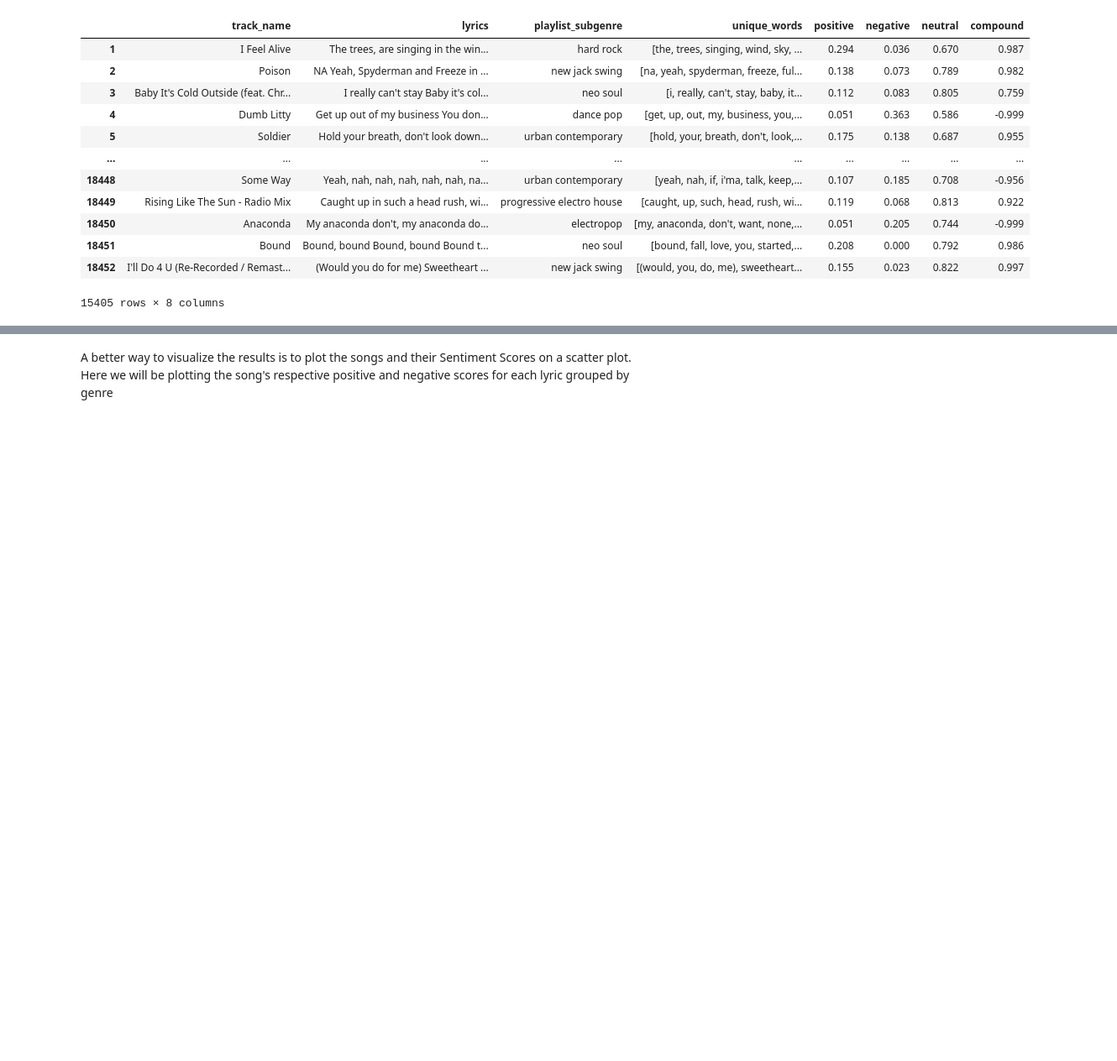
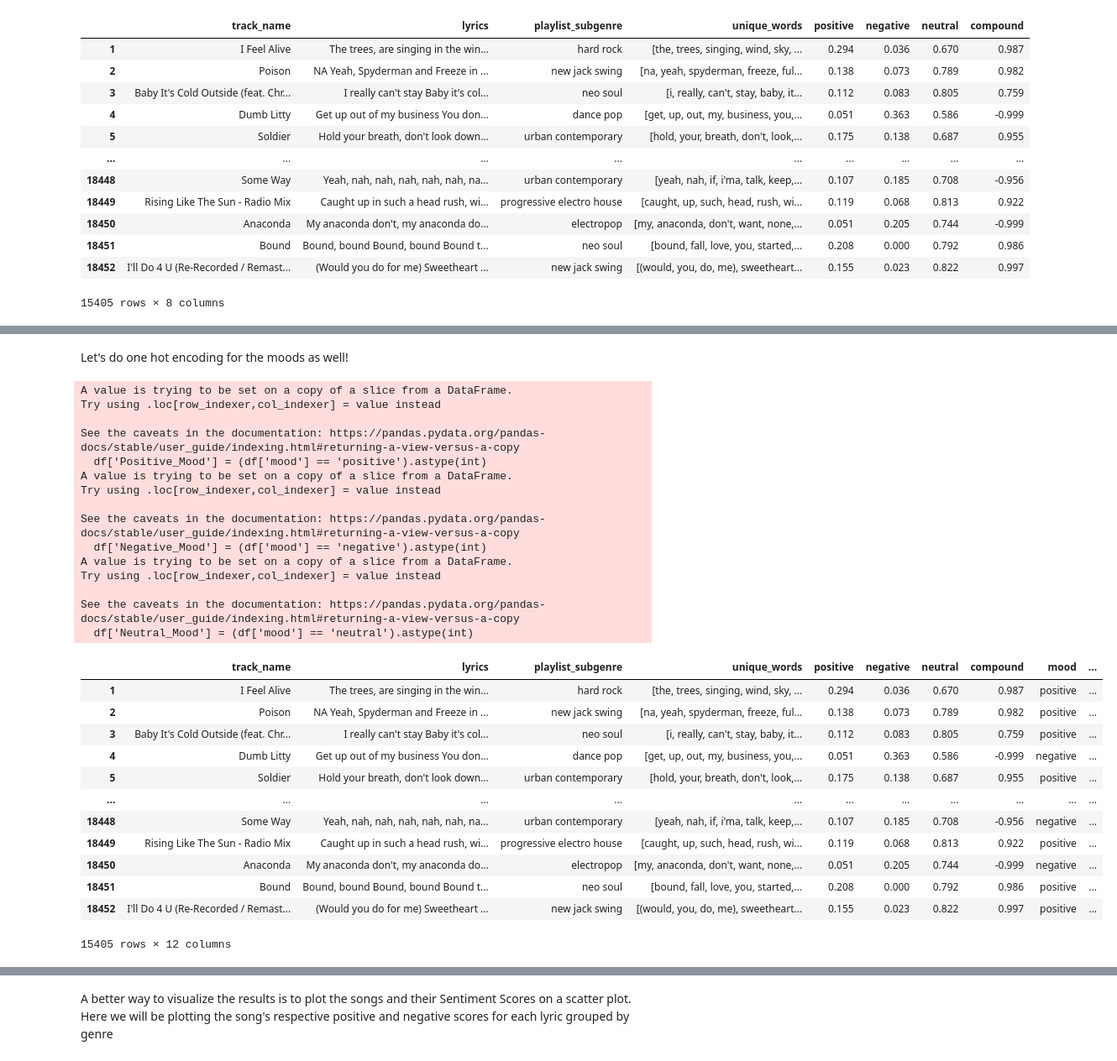
Before and after one commit to hellofatimad/cogs118b_proj, a Jupyter notebook: FinalProject_groupXXX.ipynb, the cells around one changed output, grey strips where cells are left out. Shown at 84% size. Saved outputs shown, nothing was run; the diff lists cells and outputs as text; code cells hidden in the pictures; blank space fills up the shorter version.

Commit message:
One hot encoding
Performed one hot encoding on mood and mode columns

```diff
--- a/FinalProject_groupXXX.ipynb
+++ b/FinalProject_groupXXX.ipynb
@@ -275,0 +268,11 @@ data
+# %%
+
+def one_hot_encode_mode(df):
+    # Create new columns 'Major' and 'Minor' based on the values in the 'mode' column
+    df['Major'] = (df['mode'] == 'Major').astype(int)
+    df['Minor'] = (df['mode'] == 'minor').astype(int)
+
+    return df
+
+data = one_hot_encode_mode(data)
+data
@@ -426,0 +459,12 @@ See the caveats in the documentation: https://pandas.pydata.org/pandas-docs/stab
+# %%
+def comparison(lyrics):
+    if lyrics.loc['compound'] <= -0.5:
+        return 'negative'
+    elif lyrics.loc['compound'] >= 0.5:
+        return 'positive'
+    else:
+        return 'neutral'
+
+lyrics['mood'] = lyrics.apply(comparison, axis= 1)
+
+lyrics
@@ -426,0 +490,41 @@ See the caveats in the documentation: https://pandas.pydata.org/pandas-docs/stab
+# %% [markdown]
+Let's do one hot encoding for the moods as well!
+# %%
+def one_hot_encode_mood(df):
+    # Create new columns 'Major' and 'Minor' based on the values in the 'mode' column
+    df['Positive_Mood'] = (df['mood'] == 'positive').astype(int)
+    df['Negative_Mood'] = (df['mood'] == 'negative').astype(int)
+    df['Neutral_Mood'] = (df['mood'] == 'neutral').astype(int)
+
+    return df
+lyrics = one_hot_encode_mood(lyrics)
+lyrics
+# %% [output]
+A value is trying to be set on a copy of a slice from a DataFrame.
+Try using .loc[row_indexer,col_indexer] = value instead
+
+See the caveats in the documentation: https://pandas.pydata.org/pandas-docs/stable/user_guide/indexing.html#returning-a-view-versus-a-copy
+  df['Positive_Mood'] = (df['mood'] == 'positive').astype(int)
+A value is trying to be set on a copy of a slice from a DataFrame.
+Try using .loc[row_indexer,col_indexer] = value instead
+
+See the caveats in the documentation: https://pandas.pydata.org/pandas-docs/stable/user_guide/indexing.html#returning-a-view-versus-a-copy
+  df['Negative_Mood'] = (df['mood'] == 'negative').astype(int)
+A value is trying to be set on a copy of a slice from a DataFrame.
+Try using .loc[row_indexer,col_indexer] = value instead
+
+See the caveats in the documentation: https://pandas.pydata.org/pandas-docs/stable/user_guide/indexing.html#returning-a-view-versus-a-copy
+  df['Neutral_Mood'] = (df['mood'] == 'neutral').astype(int)
+|  | track_name | lyrics | playlist_subgenre | unique_words | positive | negative | neutral | compound | mood | ... |
+| 1 | I Feel Alive | The trees, are singing in the win... | hard rock | [the, trees, singing, wind, sky, ... | 0.294 | 0.036 | 0.670 | 0.987 | positive | ... |
+| 2 | Poison | NA Yeah, Spyderman and Freeze in ... | new jack swing | [na, yeah, spyderman, freeze, ful... | 0.138 | 0.073 | 0.789 | 0.982 | positive | ... |
+| 3 | Baby It's Cold Outside (feat. Chr... | I really can't stay Baby it's col... | neo soul | [i, really, can't, stay, baby, it... | 0.112 | 0.083 | 0.805 | 0.759 | positive | ... |
+| 4 | Dumb Litty | Get up out of my business You don... | dance pop | [get, up, out, my, business, you,... | 0.051 | 0.363 | 0.586 | -0.999 | negative | ... |
+| 5 | Soldier | Hold your breath, don't look down... | urban contemporary | [hold, your, breath, don't, look,... | 0.175 | 0.138 | 0.687 | 0.955 | positive | ... |
+| ... | ... | ... | ... | ... | ... | ... | ... | ... | ... | ... |
+| 18448 | Some Way | Yeah, nah, nah, nah, nah, nah, na... | urban contemporary | [yeah, nah, if, i'ma, talk, keep,... | 0.107 | 0.185 | 0.708 | -0.956 | negative | ... |
+| 18449 | Rising Like The Sun - Radio Mix | Caught up in such a head rush, wi... | progressive electro house | [caught, up, such, head, rush, wi... | 0.119 | 0.068 | 0.813 | 0.922 | positive | ... |
+| 18450 | Anaconda | My anaconda don't, my anaconda do... | electropop | [my, anaconda, don't, want, none,... | 0.051 | 0.205 | 0.744 | -0.999 | negative | ... |
+| 18451 | Bound | Bound, bound Bound, bound Bound t... | neo soul | [bound, fall, love, you, started,... | 0.208 | 0.000 | 0.792 | 0.986 | positive | ... |
+| 18452 | I'll Do 4 U (Re-Recorded / Remast... | (Would you do for me) Sweetheart ... | new jack swing | [(would, you, do, me), sweetheart... | 0.155 | 0.023 | 0.822 | 0.997 | positive | ... |
+15405 rows × 12 columns
```
Also changed, not shown: parts of 10 cells of this notebook.
